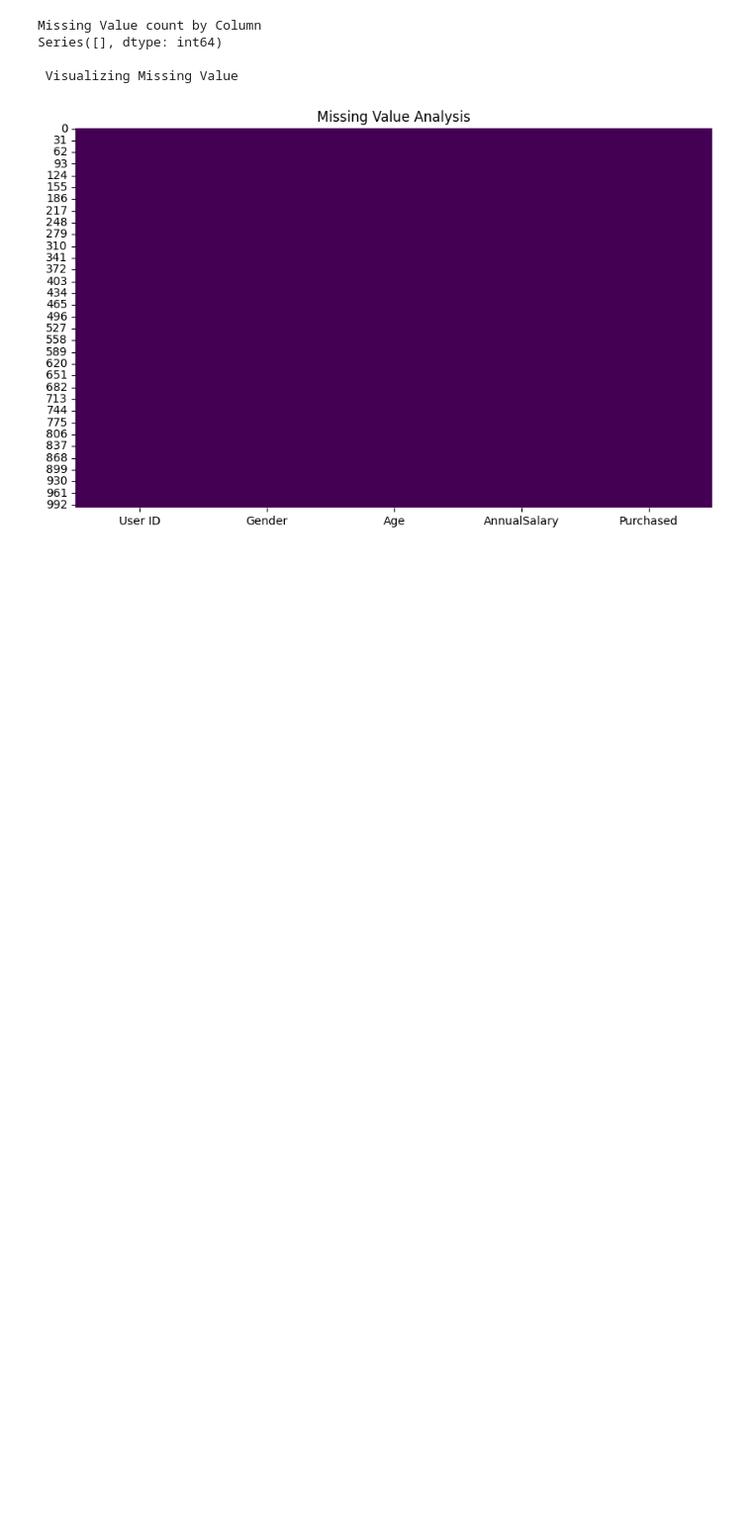
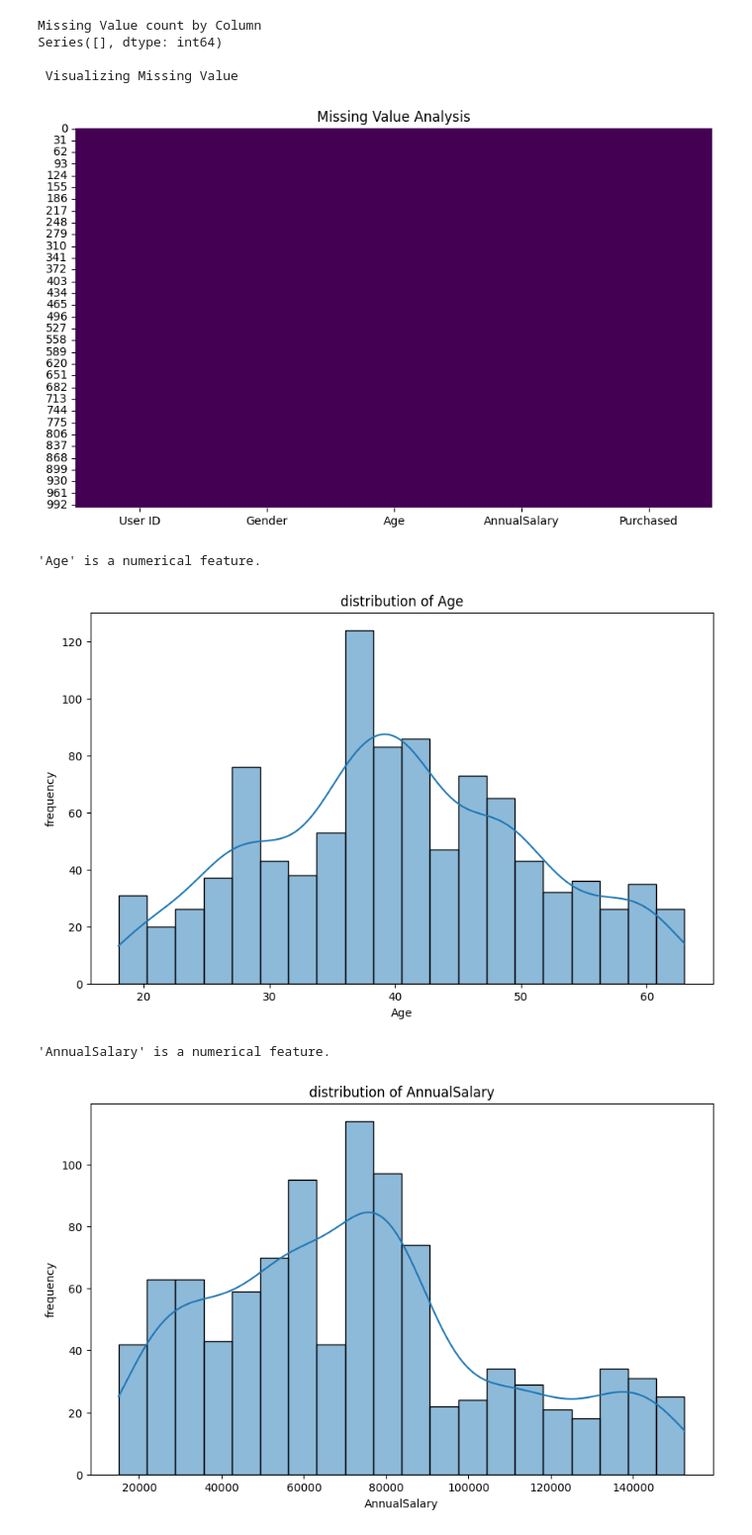
Before and after one commit to yuvraj-rathod-1202/Car_Purchase_Classification, a Jupyter notebook: EDA/EDA.ipynb, the cells around one changed output. Shown at 99% size. Saved outputs shown, nothing was run; the diff lists cells and outputs as text; code cells hidden in the pictures; blank space fills up the shorter version.

Commit message:
add univariate data analysis

```diff
--- a/EDA/EDA.ipynb
+++ b/EDA/EDA.ipynb
@@ -74,3 +75,13 @@ Series([], dtype: int64)
 
  Visualizing Missing Value
 [figure]
+# %%
+univariate_analyzer = UnivariateAnalyzer()
+
+for feature in ["Age", "AnnualSalary"]:
+    univariate_analyzer.execute_strategy(df, feature)
+# %% [output]
+'Age' is a numerical feature.
+[figure, added]
+'AnnualSalary' is a numerical feature.
+[figure, added]
```
Also changed, not shown: parts of 1 cell of this notebook, 1 other file.
